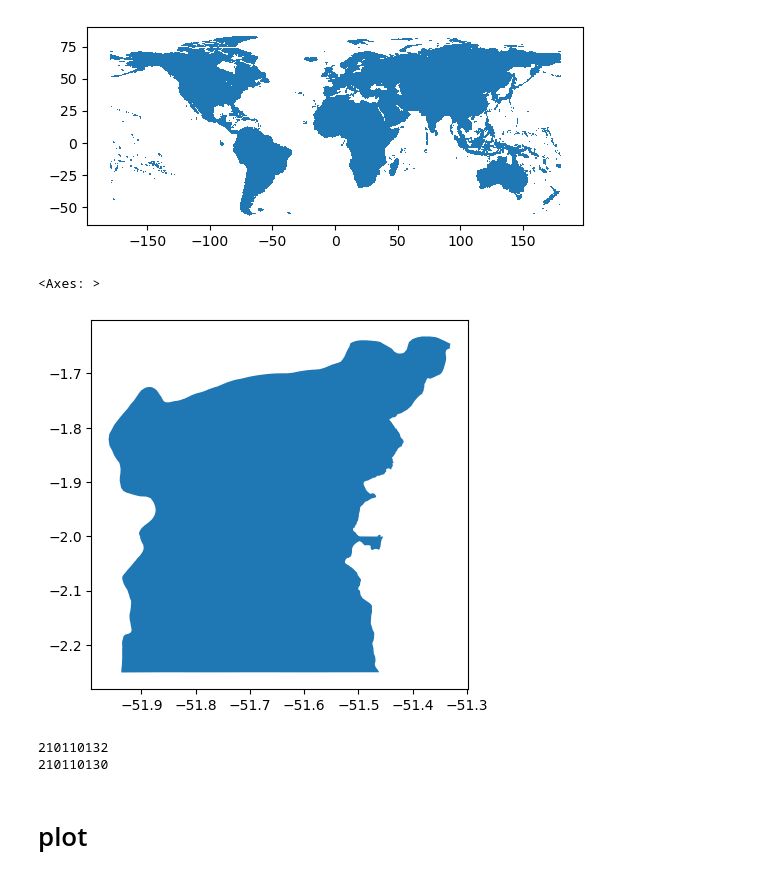
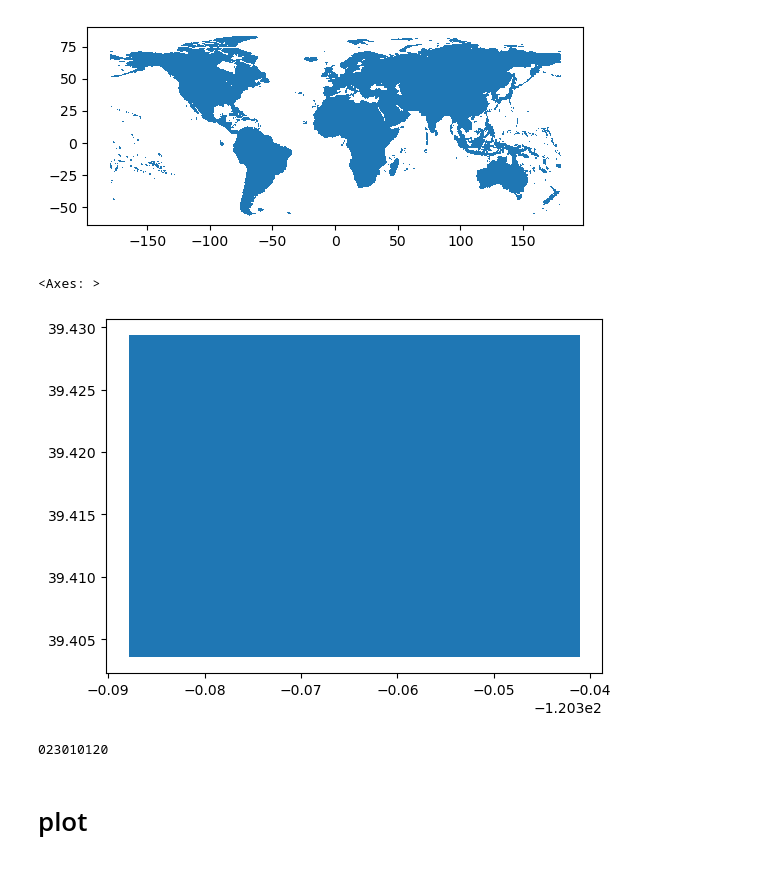
Before and after one commit to facebookresearch/HighResCanopyHeight, a Jupyter notebook: notebooks/download_chm.ipynb, the cells around one changed output. Saved outputs shown, nothing was run; the diff lists cells and outputs as text; code cells hidden in the pictures.

```diff
--- a/notebooks/download_chm.ipynb
+++ b/notebooks/download_chm.ipynb
@@ -105,12 +118,12 @@ tiles.plot()
 [figure]
 # %%
 #here is the polygon we are interested in
-target_polyfile='/Users/jetolan/Desktop/ICMBIO/caxiuana.geojson'
+target_polyfile='data/example_polygon.geojson'
 target=gp.read_file(target_polyfile)
 target.plot()
 # %% [output]
 <Axes: >
-[figure, old version]
+[figure, new version]
 # %%
 #find tiles that contain the target polygon
 target_tiles=gp.sjoin(tiles, target)
@@ -149,8 +162,7 @@ for ii, row in target_tiles.iterrows():
         enforce_mask(localfile, outfile)
     tifs.append(outfile)
 # %% [output]
-210110132
-210110130
+023010120
 # %%
 #merge all tile tiffs into one continuous tif
 mergefile=f"{localdir}/{os.path.basename(target_polyfile).replace('.geojson', '_alltiles.tif')}"
```
Also changed, not shown: parts of 8 cells of this notebook, 1 other file.
